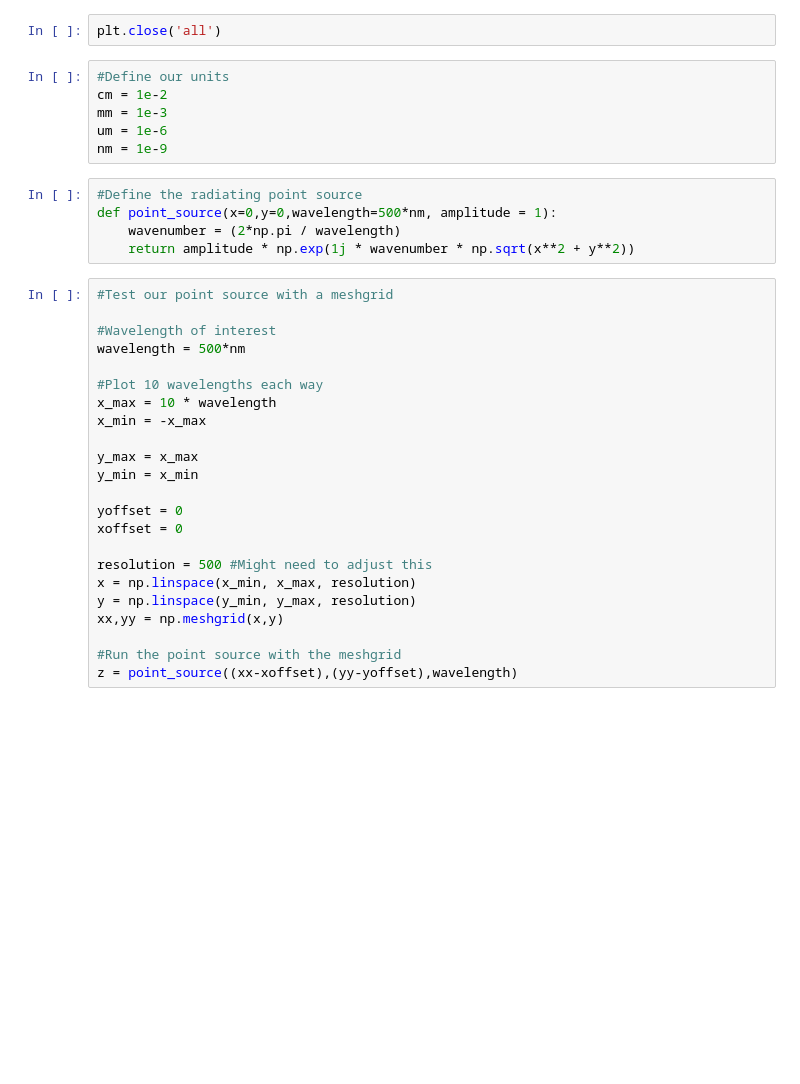
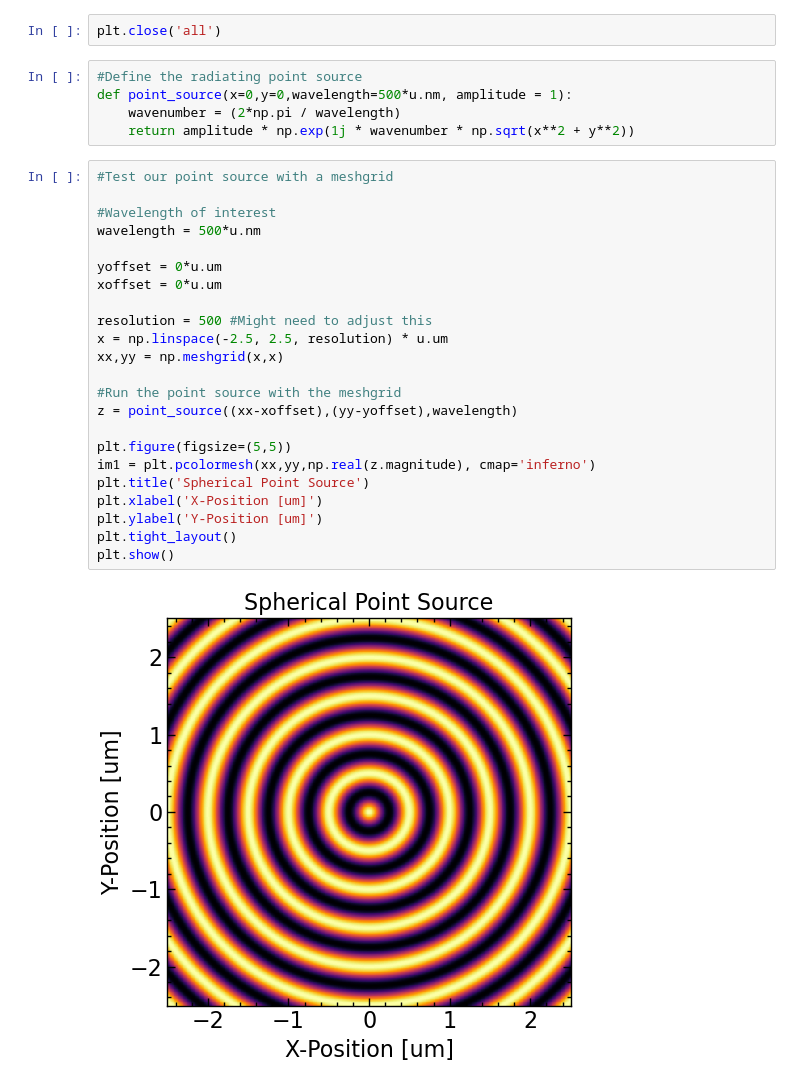
Before and after one commit to MarshallLindsay/Fourier-Optics-Goodman, a Jupyter notebook: chapter5/QPF_Interactive.ipynb, the cells around one changed output. Drawn from its saved outputs; the diff is of its cells as text; blank space fills up the shorter version.

```diff
--- a/chapter5/QPF_Interactive.ipynb
+++ b/chapter5/QPF_Interactive.ipynb
@@ -6,39 +12,35 @@ from matplotlib.widgets import Slider, Button, RadioButtons
 %matplotlib widget
 # %%
 plt.close('all')
-# %%
-#Define our units
-cm = 1e-2
-mm = 1e-3
-um = 1e-6
-nm = 1e-9
 # %%
 #Define the radiating point source
-def point_source(x=0,y=0,wavelength=500*nm, amplitude = 1):
+def point_source(x=0,y=0,wavelength=500*u.nm, amplitude = 1):
     wavenumber = (2*np.pi / wavelength)
     return amplitude * np.exp(1j * wavenumber * np.sqrt(x**2 + y**2))
 # %%
 #Test our point source with a meshgrid
 
 #Wavelength of interest
-wavelength = 500*nm
+wavelength = 500*u.nm
 
-#Plot 10 wavelengths each way
-x_max = 10 * wavelength
-x_min = -x_max
-
-y_max = x_max
-y_min = x_min
-
-yoffset = 0
-xoffset = 0
+yoffset = 0*u.um
+xoffset = 0*u.um
 
 resolution = 500 #Might need to adjust this
-x = np.linspace(x_min, x_max, resolution)
-y = np.linspace(y_min, y_max, resolution)
-xx,yy = np.meshgrid(x,y)
+x = np.linspace(-2.5, 2.5, resolution) * u.um
+xx,yy = np.meshgrid(x,x)
 
 #Run the point source with the meshgrid
 z = point_source((xx-xoffset),(yy-yoffset),wavelength)
+
+plt.figure(figsize=(5,5))
+im1 = plt.pcolormesh(xx,yy,np.real(z.magnitude), cmap='inferno')
+plt.title('Spherical Point Source')
+plt.xlabel('X-Position [um]')
+plt.ylabel('Y-Position [um]')
+plt.tight_layout()
+plt.show()
+# %% [output]
+[figure, added]
 # %%
 #Plot the things
```
Also changed, not shown: parts of 4 cells of this notebook, 4 other files.
